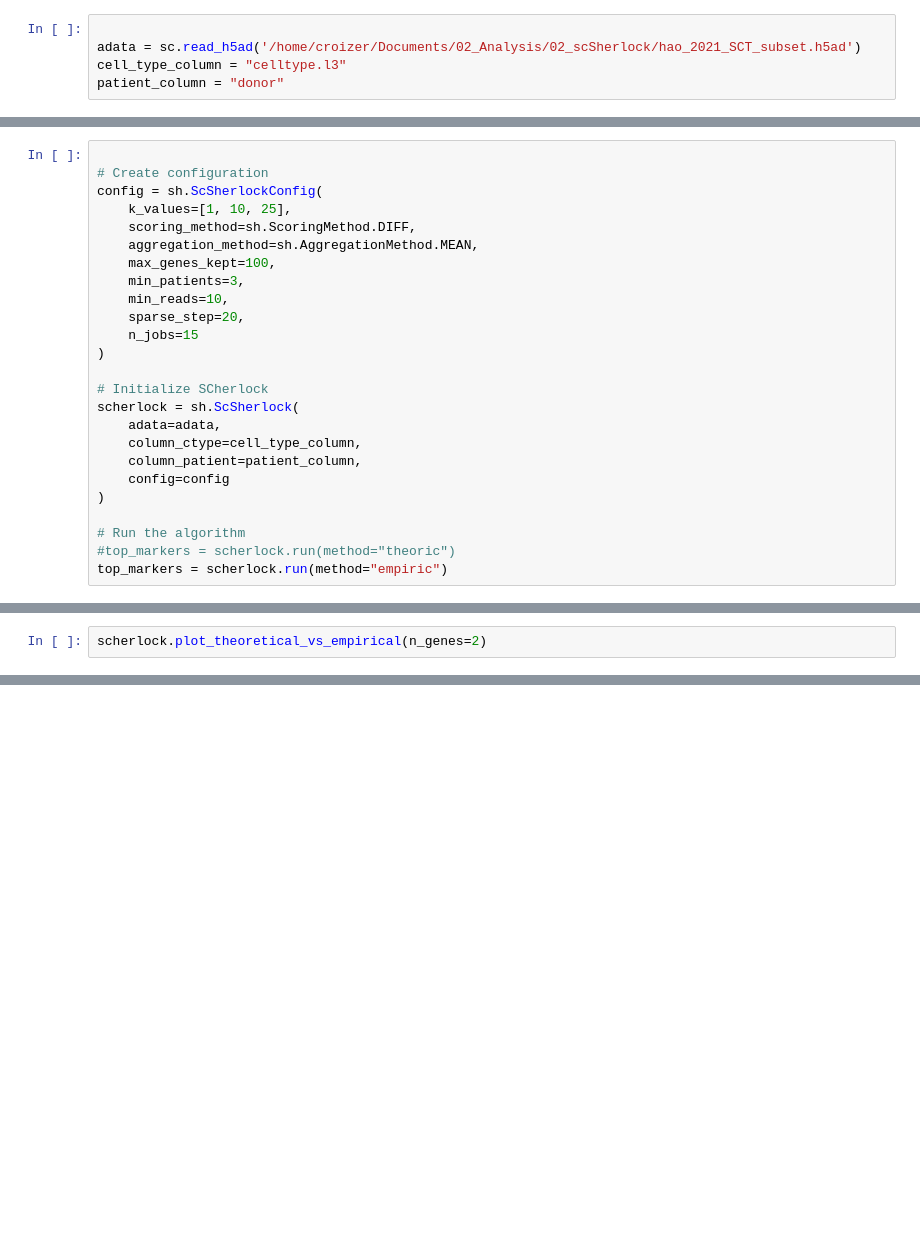
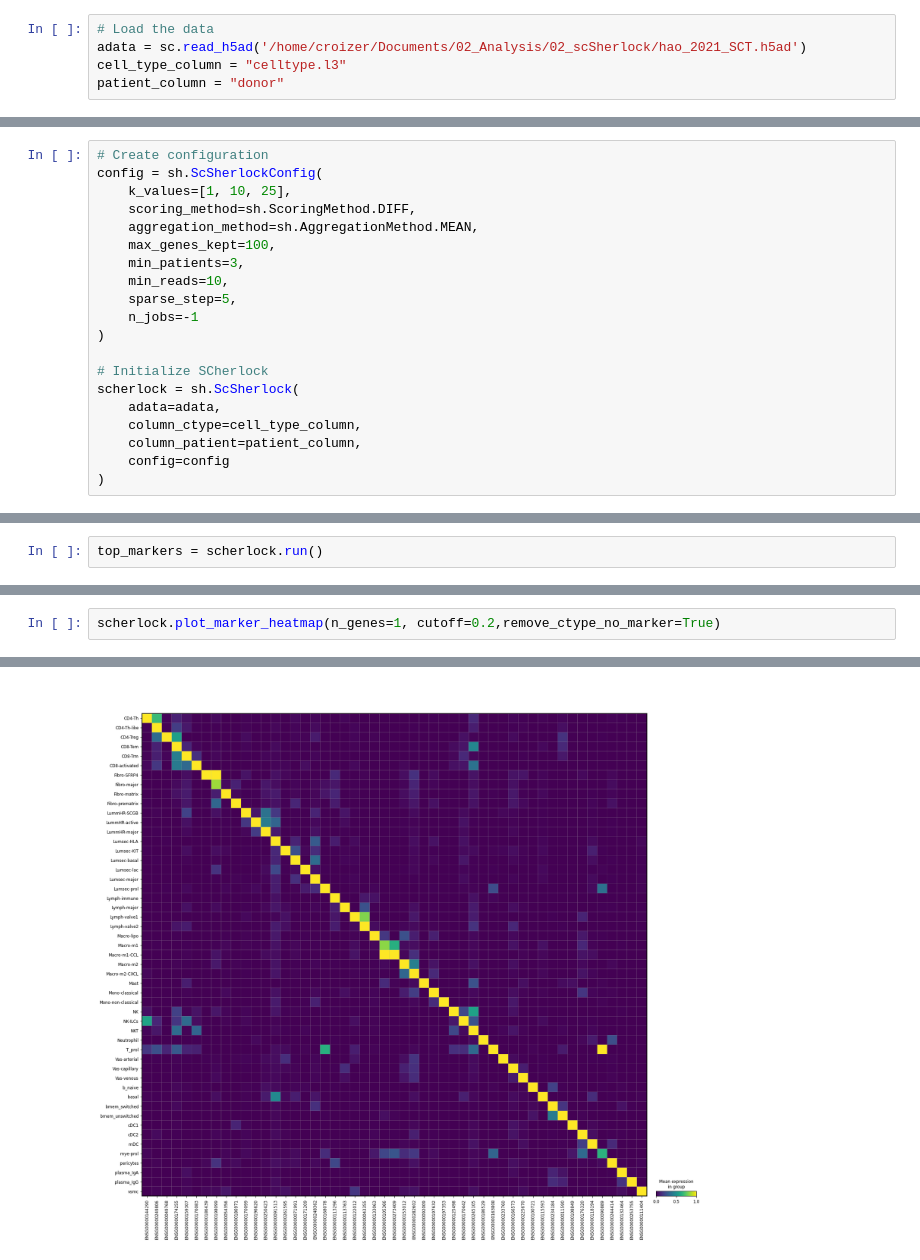
Before and after one commit to HugoCroizer/SCherlock, a Jupyter notebook: testing.ipynb, the cells around one changed output, grey strips where cells are left out. Drawn from its saved outputs; the diff is of its cells as text; blank space fills up the shorter version.

```diff
--- a/testing.ipynb
+++ b/testing.ipynb
@@ -4,5 +6,5 @@ import scanpy as sc
 # %%
-
-adata = sc.read_h5ad('/home/croizer/Documents/02_Analysis/02_scSherlock/hao_2021_SCT_subset.h5ad')
+# Load the data
+adata = sc.read_h5ad('/home/croizer/Documents/02_Analysis/02_scSherlock/hao_2021_SCT.h5ad')
 cell_type_column = "celltype.l3"
 patient_column = "donor"
@@ -9,5 +16,4 @@ patient_column = "donor"
 # %%
-
 # Create configuration
 config = sh.ScSherlockConfig(
     k_values=[1, 10, 25],
@@ -16,8 +22,8 @@ config = sh.ScSherlockConfig(
     max_genes_kept=100,
     min_patients=3,
     min_reads=10,
-    sparse_step=20,
-    n_jobs=15
+    sparse_step=5,
+    n_jobs=-1
 )
 
 # Initialize SCherlock
@@ -27,8 +33,4 @@ scherlock = sh.ScSherlock(
     column_patient=patient_column,
     config=config
 )
-
-# Run the algorithm
-#top_markers = scherlock.run(method="theoric")
-top_markers = scherlock.run(method="empiric")
 # %% [output]
@@ -68,0 +38,2 @@ Index: []}
+# %%
+top_markers = scherlock.run()
@@ -69,3 +56,3 @@ Index: []}
 # %%
-scherlock.plot_theoretical_vs_empirical(n_genes=2)
+scherlock.plot_marker_heatmap(n_genes=1, cutoff=0.2,remove_ctype_no_marker=True)
 # %% [output]
@@ -72,0 +60 @@ ValueError: Both theoretical and empirical scores must be available. Run with me
+[figure, added]
```
Also changed, not shown: parts of 19 cells of this notebook, 28 other files.
